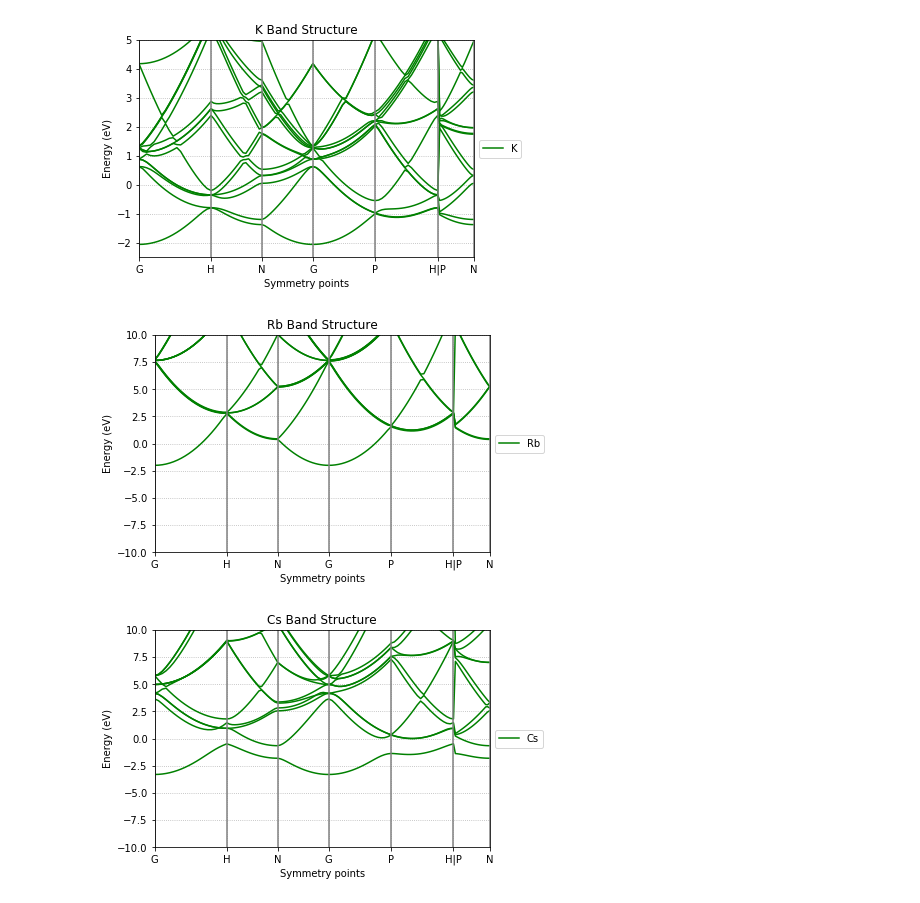
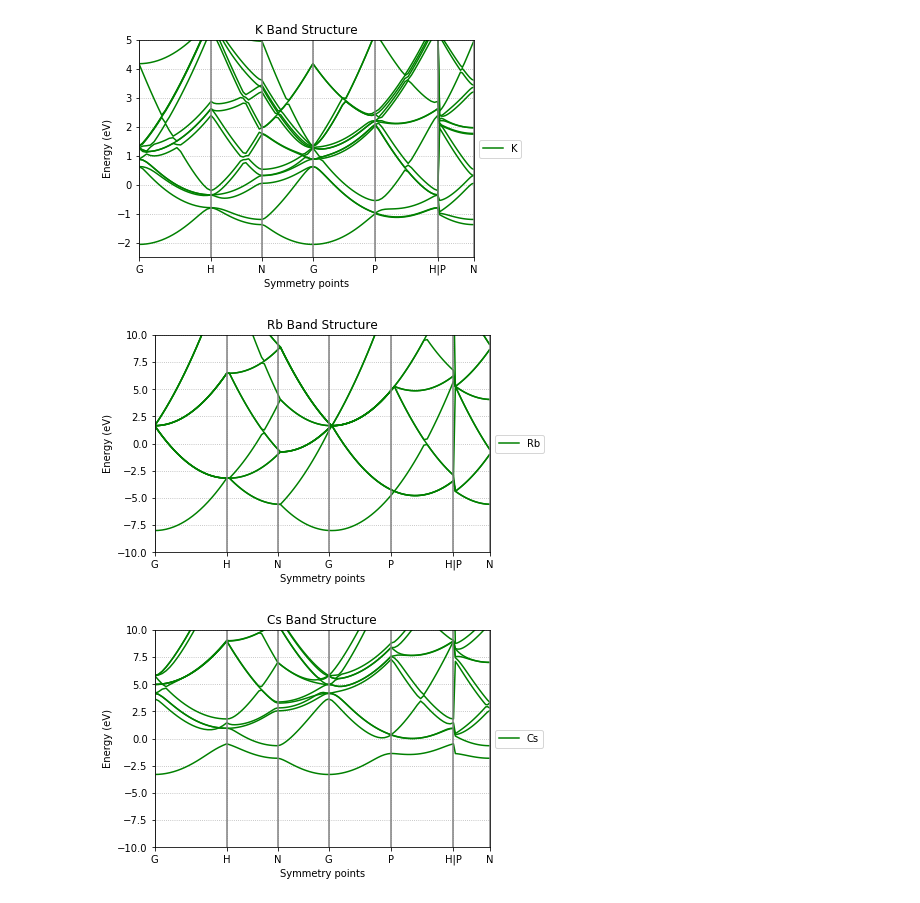
Before and after one commit to jerjorg/bzi_3D, a Jupyter notebook: notebooks/PP Plots.ipynb, the cells around one changed output. Drawn from its saved outputs; the diff is of its cells as text; code cells hidden in the pictures.

```diff
--- a/notebooks/PP Plots.ipynb
+++ b/notebooks/PP Plots.ipynb
@@ -287,20 +282,19 @@ plot_band_structure(**K_params)
 [figure]
 # %%
 # Rb doesn't look right. Maybe the lattice is wrong (constant or type).
-# Rb_energy_shift = Rb_PP.eval([0.]*3,10)[1]
-Rb_energy_shift = 2
+Rb_energy_shift = 8
 Rb_params = {"materials_list": ["Rb"],
              "PPlist": [Rb_PP],
              "PPargs_list": [{}],
              "lattice": Rb_lattice,
              "npts": 20,
              "neigvals": 12,
              "energy_shift": Rb_energy_shift,
              "energy_limits": [-10,10],
              "show": True
 }
 plot_band_structure(**Rb_params)
 # %% [output]
-[figure, old version]
+[figure, new version]
 # %%
 # Cs doesn't look right.
```
Also changed, not shown: parts of 18 cells of this notebook, 4 other files.
